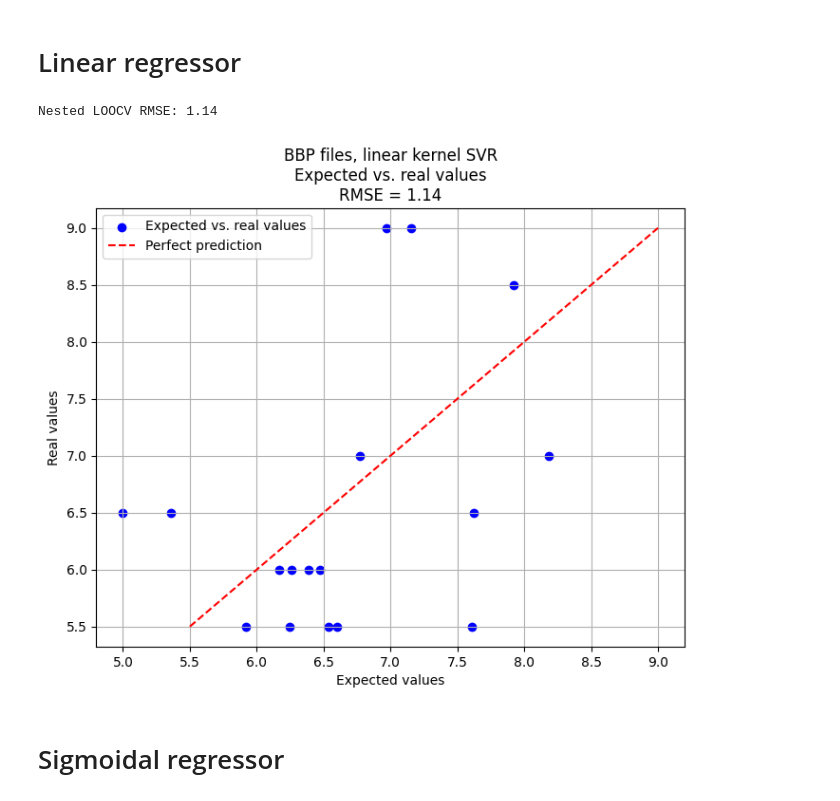
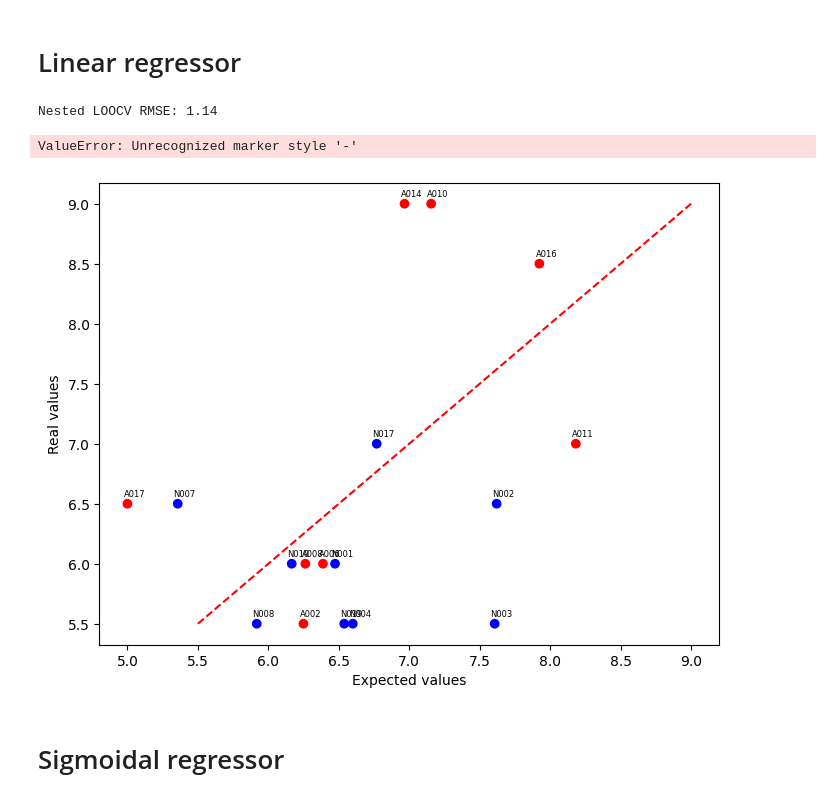
Before and after one commit to GiuseppeCurrao/Extraction-of-vocal-feature-for-ALS-speech-score-regression, a Jupyter notebook: Code/Regressor.ipynb, the cells around one changed output. Drawn from its saved outputs; the diff is of its cells as text; code cells hidden in the pictures.

Commit message:
Scatterplot

```diff
--- a/Code/Regressor.ipynb
+++ b/Code/Regressor.ipynb
@@ -16,6 +17,8 @@ bbp_dataset = scipy.io.loadmat(os.path.join(path_code, "../Data/bbp_regr.mat"))
 ae_m = bbp_dataset["ae"].T
 conf_m = bbp_dataset["conf"].T
 wer_m = bbp_dataset["wer"].T
+ID_m = bbp_dataset["ID"].T
+label_m = bbp_dataset["label"].T
 y_m = bbp_dataset["slp"].T
 # %%
 def compute_max_ind(par):
@@ -50,12 +53,16 @@ for i in range(wer_m.size):
         wer[i,j] = wer_m[i][0][0][j]
     wer[i, wer_m[i][0][0].size-1:] = m
 
-c = compute_max_ind(y_m)
-y = np.zeros([y_m.size, c])
-for i in range(y_m.size):
-    for j in range(c):
-        if j < y_m[i][0][0].size:
-            y[i,j] = y_m[i][0][0][j]
+ID = []
+label = []
+y = np.zeros([y_m.size, 1])
+for i in range(ID_m.size):
+    ID.append(ID_m[i][0][0])
+    label.append(label_m[i][0][0][0])
+    y[i,0] = y_m[i][0][0][0]
+
+
+
 
 y = y.ravel()
 
@@ -68,6 +75,9 @@ X = X.reshape(17, -1)
 loo=LeaveOneOut()
 y_true = []
 y_pred = []
+sample_ID = []
+sample_label = []
+
 model = SVR(kernel='linear')
 param_grid = {
     'C': [0.1, 1, 10, 100],
@@ -78,7 +88,8 @@ param_grid = {
 for train_index, test_index in loo.split(X):
     X_train, X_test = X[train_index], X[test_index]
     y_train, y_test = y[train_index], y[test_index]
-
+    ID_test = ID[test_index[0]]
+    label_test = label[test_index[0]]
     # SVR model
     svr = SVR(kernel='linear')
 
@@ -94,6 +105,9 @@ for train_index, test_index in loo.split(X):
     best_svr.fit(X_train, y_train)
     y_pred.append(np.clip(best_svr.predict(X_test), 5, 25)[0])
     y_true.append(y_test[0])
+    sample_ID.append(ID_test)
+    sample_label.append(label_test)
+
 
 
 y_t = np.zeros(len(y_true))
@@ -101,36 +115,51 @@ for i in range(len(y_true)):
     if type(y_true[i]) == "numpy.ndarray":
         y_t[i] = y_true[i][0]
     else:
         y_t[i] = y_true[i]
 
 y_p = np.zeros(len(y_pred))
 for i in range(len(y_pred)):
     if type(y_pred[i]) == "numpy.ndarray":
         y_p[i] = y_pred[i][0]
     else:
         y_p[i] = y_pred[i]
 
 final_rmse = np.sqrt(mean_squared_error(y_t, y_p))
 print(f'Nested LOOCV RMSE: {final_rmse:.2f}')
 
 plt.figure(figsize=(8, 6))
-plt.scatter(y_p, y_t, color='blue', label='Expected vs. real values')
+colors = ['blue' if label == 0 else 'red' for label in sample_label]
+plt.scatter(y_p, y_t, color=colors, label='Expected vs. real values')
 
 # Perfect prevision line
 plt.plot([y_t.min(), y_t.max()], [y_t.min(), y_t.max()], color='red', linestyle='--', label='Perfect prediction')
 
+text = []
+for i, id_ in enumerate(sample_ID):
+    plt.annotate(f'{id_}',
+                 (y_p[i], y_t[i]),
+                 textcoords="offset points",  # Usa coordinate di offset
+                 xytext=(5,5),  # Posiziona l'annotazione leggermente a lato e sopra il punto
+                 ha='center',  # Allinea orizzontalmente il testo
+                 fontsize=6)
+
 
 plt.xlabel('Expected values')
 plt.ylabel('Real values')
+legend_patches = legend_lines = [Line2D([0], [0], marker='o', color='w', markerfacecolor='blue', markersize=10, label='HC'),
+                Line2D([0], [0], marker='o', color='w', markerfacecolor='red', markersize=10, label='SLA'),
+                Line2D([0],[0], marker="", color='w', markerfacecolor='red', markersize=10, label='Perfect prediction')]
+
 plt.title('BBP files, linear kernel SVR\nExpected vs. real values\nRMSE = {:.2f}'.format(final_rmse))
 
-plt.legend()
+plt.legend(handles=legend_patches)
 
 plt.grid(True)
 plt.show()
 # %% [output]
 Nested LOOCV RMSE: 1.14
+ValueError: Unrecognized marker style '-'
-[figure, old version]
+[figure, new version]
 # %% [markdown]
 # Sigmoidal regressor
 # %%
```
Also changed, not shown: parts of 3 cells of this notebook, 1 other file.
